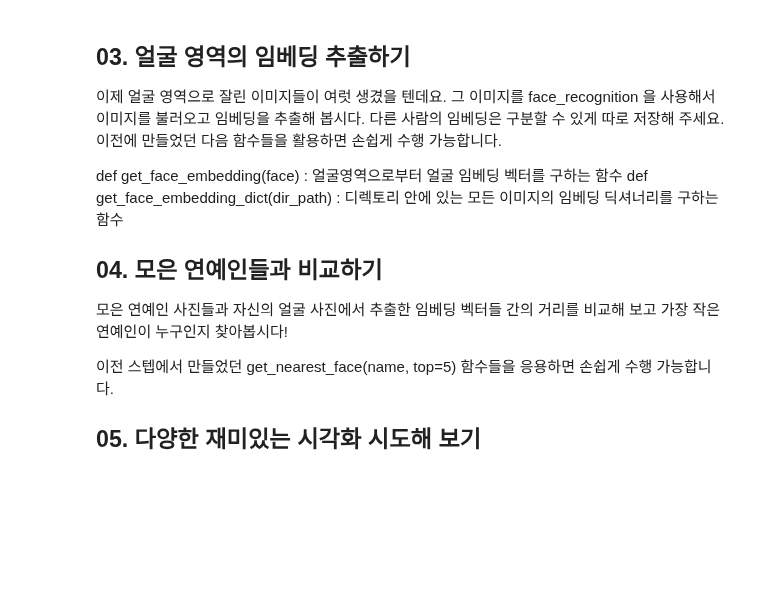
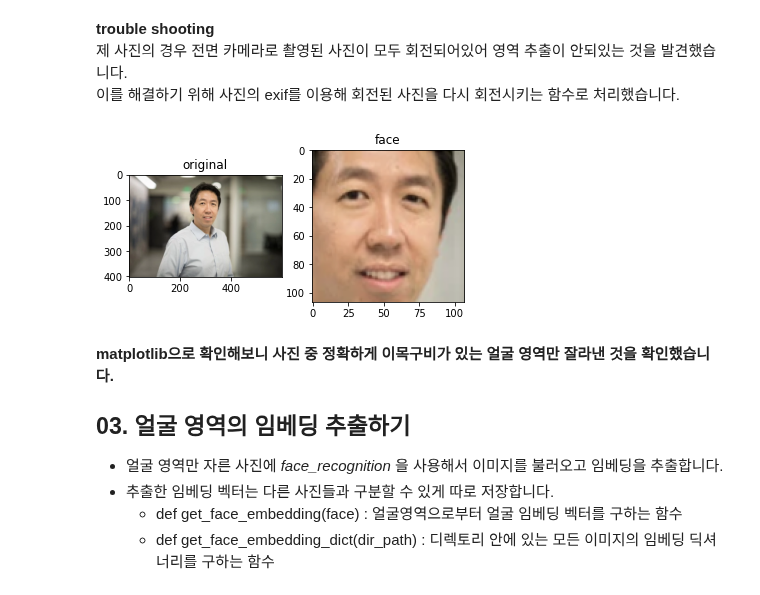
Before and after one commit to miinkang/AI_Project_AIFFEL, a Jupyter notebook: [E-07]celebrity_who_looks_like_me.ipynb, the cells around one changed output. Drawn from its saved outputs; the diff is of its cells as text; code cells hidden in the pictures; blank space fills up the shorter version.

```diff
--- a/[E-07]celebrity_who_looks_like_me.ipynb
+++ b/[E-07]celebrity_who_looks_like_me.ipynb
@@ -32,0 +93,4 @@ file_list: ['이엘리야.jpeg', '딕헌터.jpeg', '이민호.jpeg', '김태리
+# %% [markdown]
+**trouble shooting**
+제 사진의 경우 전면 카메라로 촬영된 사진이 모두 회전되어있어 영역 추출이 안되있는 것을 발견했습니다.
+이를 해결하기 위해 사진의 exif를 이용해 회전된 사진을 다시 회전시키는 함수로 처리했습니다.
@@ -33,28 +102,41 @@ file_list: ['이엘리야.jpeg', '딕헌터.jpeg', '이민호.jpeg', '김태리
 # %%
 import face_recognition
 import matplotlib.pyplot as plt
 
 # %matplotlib inline
 
 def get_gropped_face(image_file):
-    image = face_recognition.load_image_file(image_file)
-    face_locations = face_recognition.face_locations(image)
-    a, b, c, d = face_locations[0]
-    cropped_face = image[a:c,d:b,:]
+    image = face_recognition.load_image_file(image_file)    # image path에 있는 image를 불러옴
+    face_locations = face_recognition.face_locations(image) # face_recognition으로 얼굴 영역 좌표를 가져옴
+    if len(face_locations)==0:
+        return []
 
-    return cropped_face
+    a, b, c, d = face_locations[0]                          # 얼굴 영역 좌표 언패킹
+    cropped_face = image[a:c,d:b,:]                         # 좌표에 해당하는 부분만 자르기
 
+    return cropped_face                                     # 사진에서 얼굴만 자름
 
-# plt.imshow(cropped_face)
+# 딥러닝을 공부하면 누구나 알게되는 앤드류 응의 사진으로 테스트를 해봅시다 !
+image_file = os.path.join(dir_path, '앤드류 응.png')
+image = face_recognition.load_image_file(image_file)
+face = get_gropped_face(image_file)
+
+# 원본 사진과 get_gropped_face 함수로 자른 얼굴 사진을 비교해봅시다 !
+f = plt.figure()
+x0=f.add_subplot(1,2, 1)
+x0.set_title('original')
+plt.imshow(image)
+x1=f.add_subplot(1,2, 2)
+x1.set_title('face')
+plt.imshow(face)
+plt.show(block=True)
+# %% [output]
+[figure, added]
 # %% [markdown]
+**matplotlib으로 확인해보니 사진 중 정확하게 이목구비가 있는 얼굴 영역만 잘라낸 것을 확인했습니다.**
+
 ## 03. 얼굴 영역의 임베딩 추출하기
-이제 얼굴 영역으로 잘린 이미지들이 여럿 생겼을 텐데요. 그 이미지를 face_recognition 을 사용해서 이미지를 불러오고 임베딩을 추출해 봅시다. 다른 사람의 임베딩은 구분할 수 있게 따로 저장해 주세요. 이전에 만들었던 다음 함수들을 활용하면 손쉽게 수행 가능합니다.
-
-def get_face_embedding(face) : 얼굴영역으로부터 얼굴 임베딩 벡터를 구하는 함수
-def get_face_embedding_dict(dir_path) : 디렉토리 안에 있는 모든 이미지의 임베딩 딕셔너리를 구하는 함수
-## 04. 모은 연예인들과 비교하기
-모은 연예인 사진들과 자신의 얼굴 사진에서 추출한 임베딩 벡터들 간의 거리를 비교해 보고 가장 작은 연예인이 누구인지 찾아봅시다!
-
-이전 스텝에서 만들었던 get_nearest_face(name, top=5) 함수들을 응용하면 손쉽게 수행 가능합니다.
-
-## 05. 다양한 재미있는 시각화 시도해 보기
+- 얼굴 영역만 자른 사진에 *face_recognition* 을 사용해서 이미지를 불러오고 임베딩을 추출합니다.
+- 추출한 임베딩 벡터는 다른 사진들과 구분할 수 있게 따로 저장합니다.
+    - def get_face_embedding(face) : 얼굴영역으로부터 얼굴 임베딩 벡터를 구하는 함수
+    - def get_face_embedding_dict(dir_path) : 디렉토리 안에 있는 모든 이미지의 임베딩 딕셔너리를 구하는 함수
```
Also changed, not shown: parts of 30 cells of this notebook.
